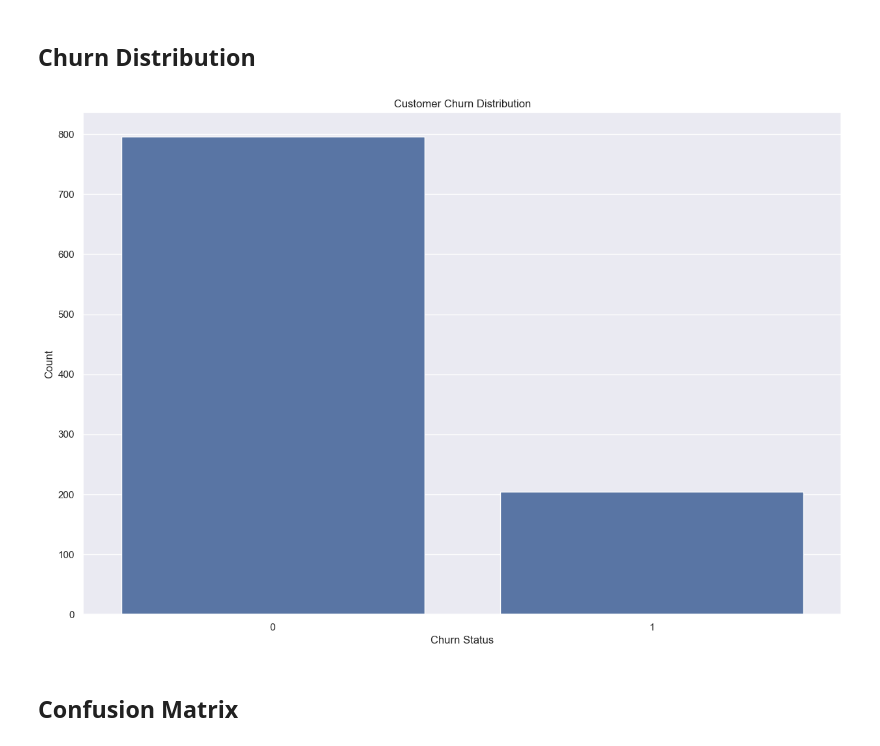
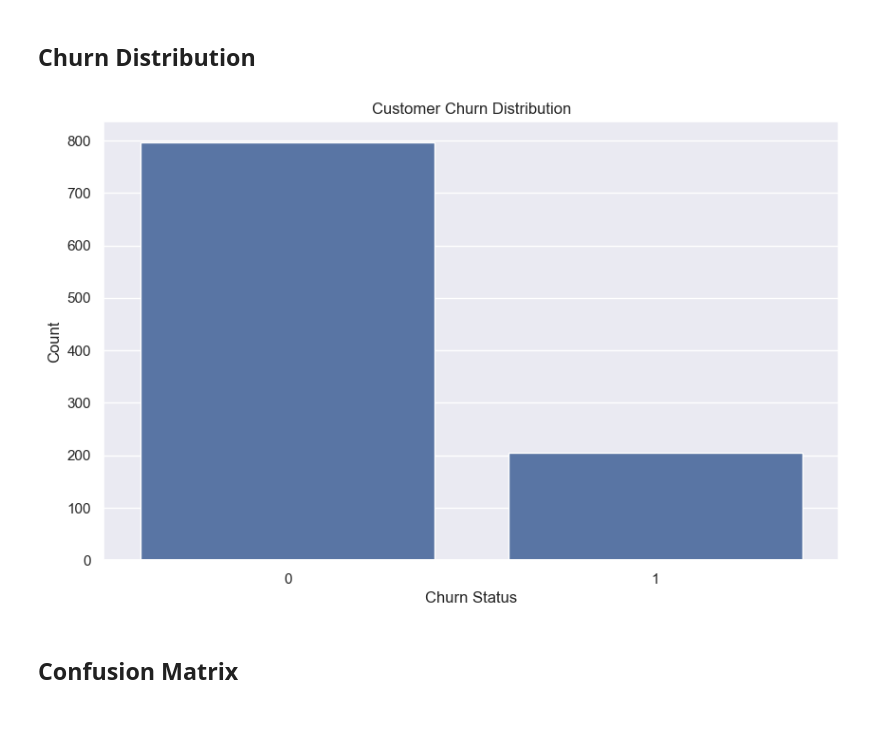
Before and after one commit to Pranav-1719/Data-Science-Machine-Learning, a Jupyter notebook: Customer-Churn-Prediction/Customer Churn Prediction and Behavior Analysis.ipynb, the cells around one changed output. Saved outputs shown, nothing was run; the diff lists cells and outputs as text; code cells hidden in the pictures; blank space fills up the shorter version.

```diff
--- a/Customer-Churn-Prediction/Customer Churn Prediction and Behavior Analysis.ipynb
+++ b/Customer-Churn-Prediction/Customer Churn Prediction and Behavior Analysis.ipynb
@@ -725,15 +644,15 @@ print(cm)
 # %% [markdown]
 <h2>Churn Distribution
 # %%
-plt.figure(figsize=(15,10))
+plt.figure(figsize=(10,6))
 
 sns.countplot(x=y)
 plt.title("Customer Churn Distribution")
 plt.xlabel("Churn Status")
 plt.ylabel("Count")
 plt.show()
 # %% [output]
-[figure, old version]
+[figure, new version]
 # %% [markdown]
 <h2>Confusion Matrix
 # %%
```
Also changed, not shown: parts of 25 cells of this notebook.
